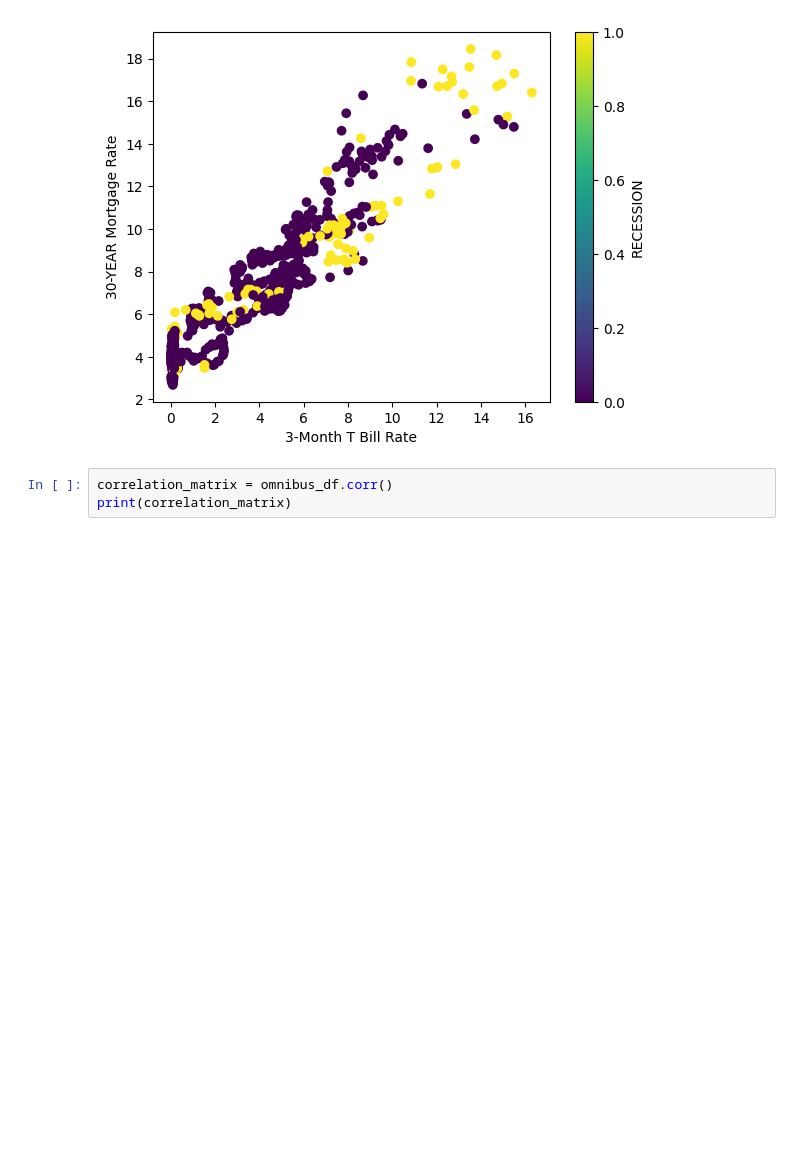
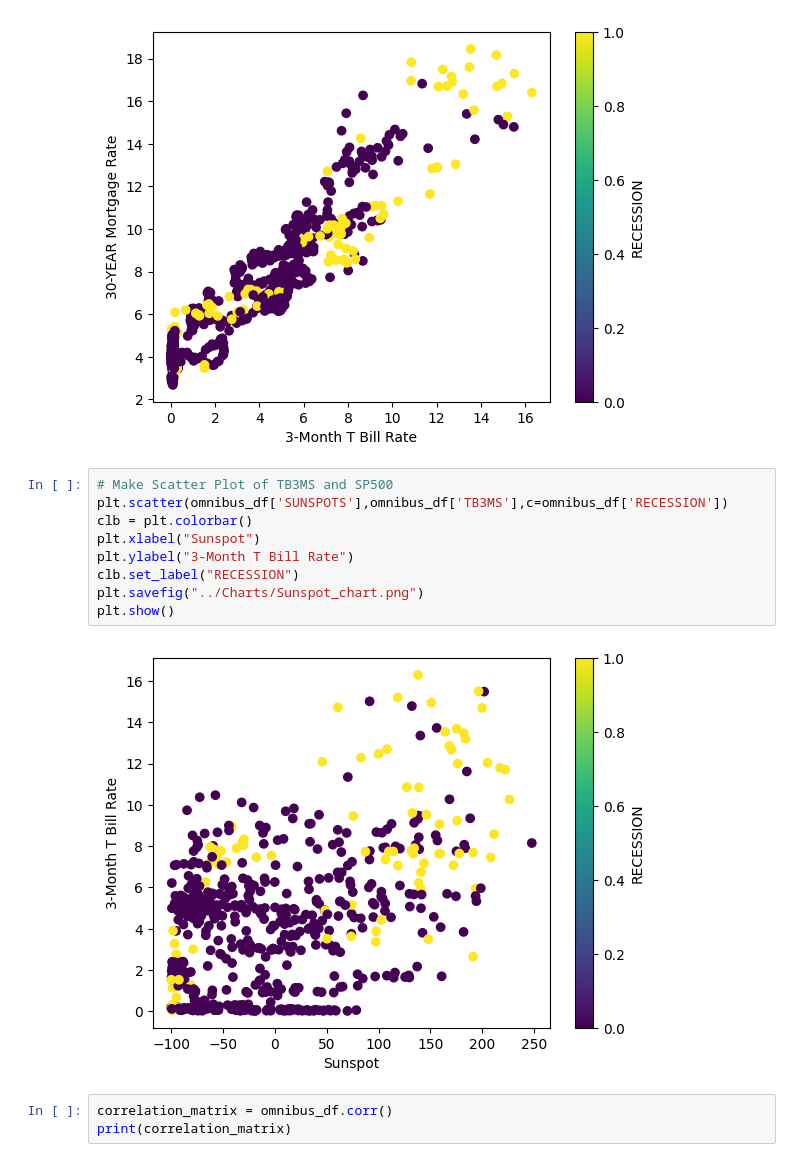
Before and after one commit to j-will64/project-1-, a Jupyter notebook: data/Jupyter_files/First Draft.ipynb, the cells around one changed output. Cells and saved outputs as stored; diff of their text form; blank space fills up the shorter version.

Commit message:
added sunspot graph

```diff
--- a/data/Jupyter_files/First Draft.ipynb
+++ b/data/Jupyter_files/First Draft.ipynb
@@ -110,6 +110,17 @@ plt.savefig("../Charts/30_year_MR_chart.png")
 plt.show()
 # %% [output]
 [figure]
+# %%
+# Make Scatter Plot of TB3MS and SP500
+plt.scatter(omnibus_df['SUNSPOTS'],omnibus_df['TB3MS'],c=omnibus_df['RECESSION'])
+clb = plt.colorbar()
+plt.xlabel("Sunspot")
+plt.ylabel("3-Month T Bill Rate")
+clb.set_label("RECESSION")
+plt.savefig("../Charts/Sunspot_chart.png")
+plt.show()
+# %% [output]
+[figure, added]
 # %%
 correlation_matrix = omnibus_df.corr()
 print(correlation_matrix)
```
Also changed, not shown: 1 other file.
